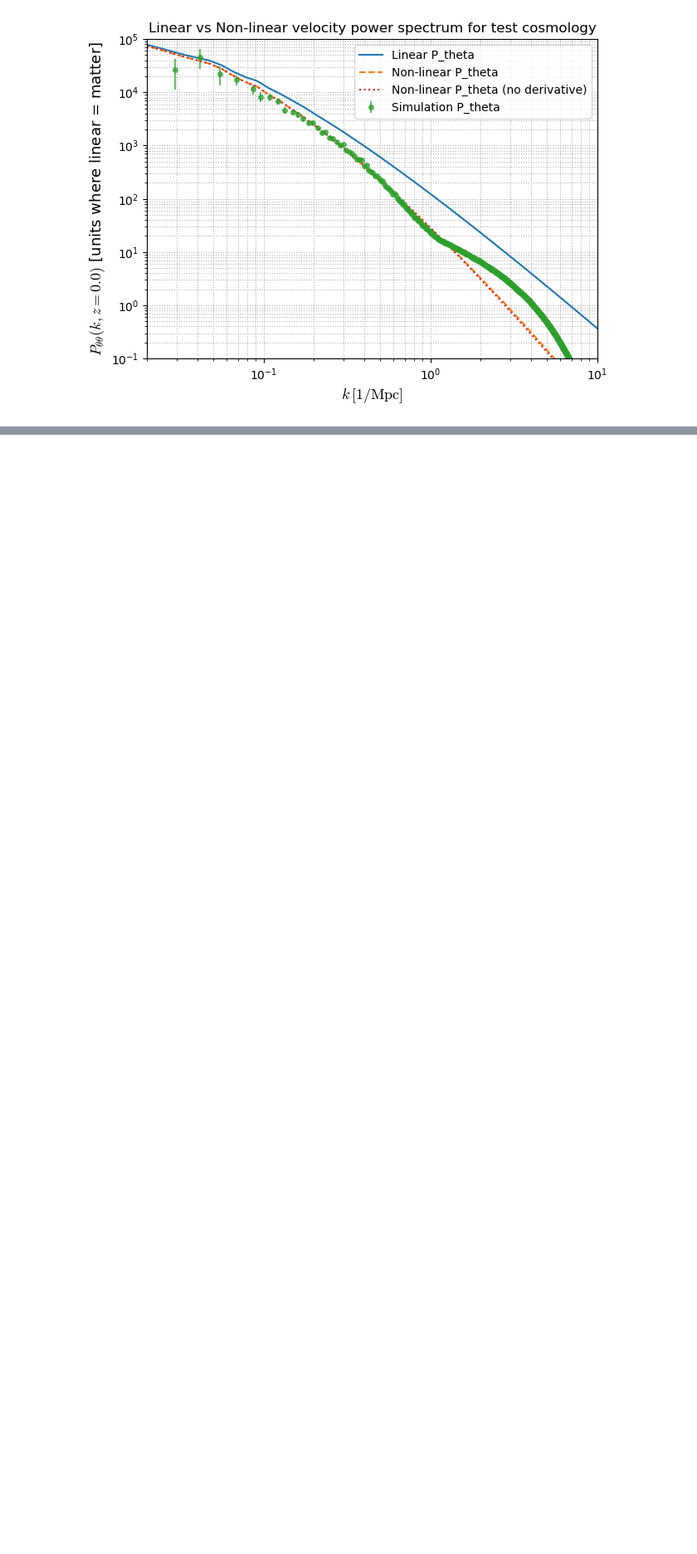
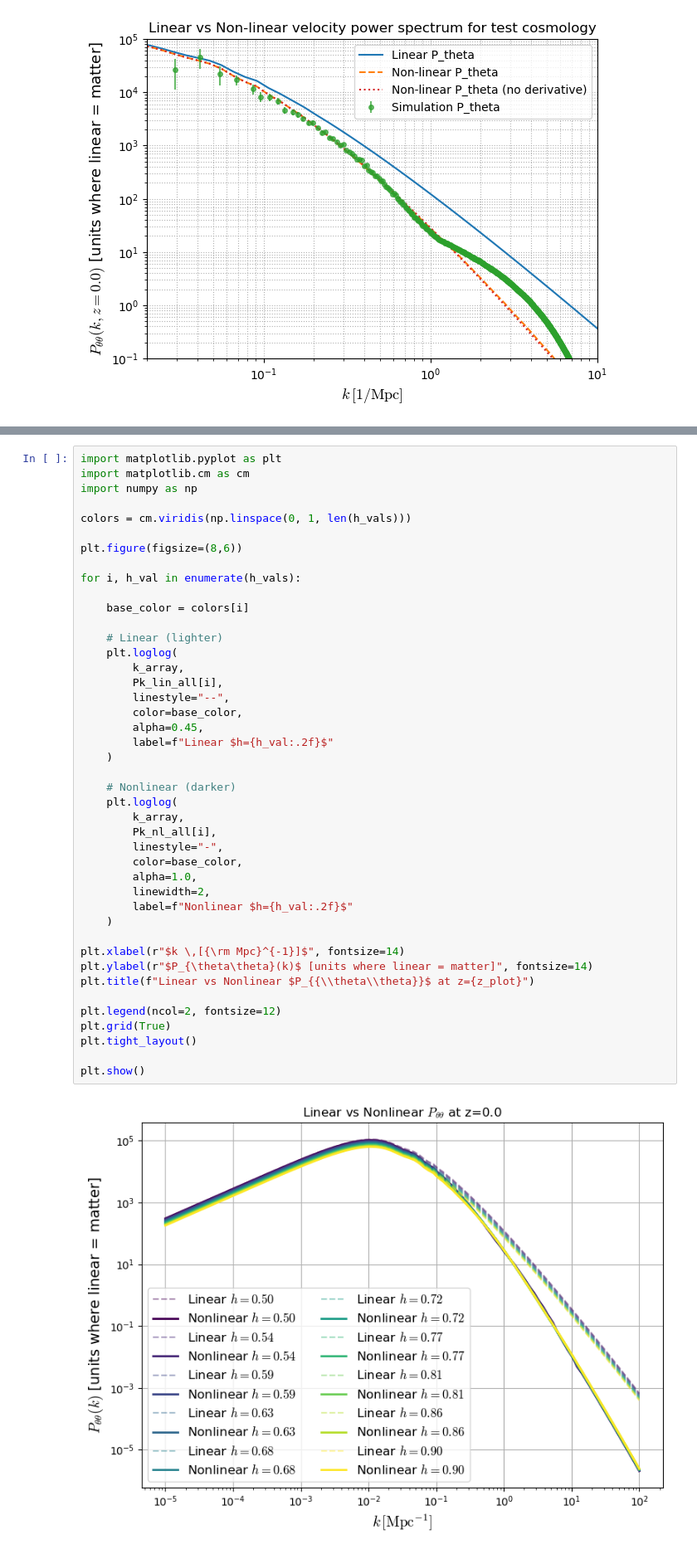
Before and after one commit to leporif/velocity_power_spectrum, a Jupyter notebook: compare_to_sim.ipynb, the cells around one changed output, grey strips where cells are left out. Shown at 83% size. Cells and saved outputs as stored; diff of their text form; blank space fills up the shorter version.

```diff
--- a/compare_to_sim.ipynb
+++ b/compare_to_sim.ipynb
@@ -240,0 +454,45 @@ plt.show()
+# %%
+import matplotlib.pyplot as plt
+import matplotlib.cm as cm
+import numpy as np
+
+colors = cm.viridis(np.linspace(0, 1, len(h_vals)))
+
+plt.figure(figsize=(8,6))
+
+for i, h_val in enumerate(h_vals):
+
+    base_color = colors[i]
+
+    # Linear (lighter)
+    plt.loglog(
+        k_array,
+        Pk_lin_all[i],
+        linestyle="--",
+        color=base_color,
+        alpha=0.45,
+        label=f"Linear $h={h_val:.2f}$"
+    )
+
+    # Nonlinear (darker)
+    plt.loglog(
+        k_array,
+        Pk_nl_all[i],
+        linestyle="-",
+        color=base_color,
+        alpha=1.0,
+        linewidth=2,
+        label=f"Nonlinear $h={h_val:.2f}$"
+    )
+
+plt.xlabel(r"$k \,[{\rm Mpc}^{-1}]$", fontsize=14)
+plt.ylabel(r"$P_{\theta\theta}(k)$ [units where linear = matter]", fontsize=14)
+plt.title(f"Linear vs Nonlinear $P_{{\\theta\\theta}}$ at z={z_plot}")
+
+plt.legend(ncol=2, fontsize=12)
+plt.grid(True)
+plt.tight_layout()
+
+plt.show()
+# %% [output]
+[figure, added]
```
Also changed, not shown: parts of 6 cells of this notebook, 1 other file.
